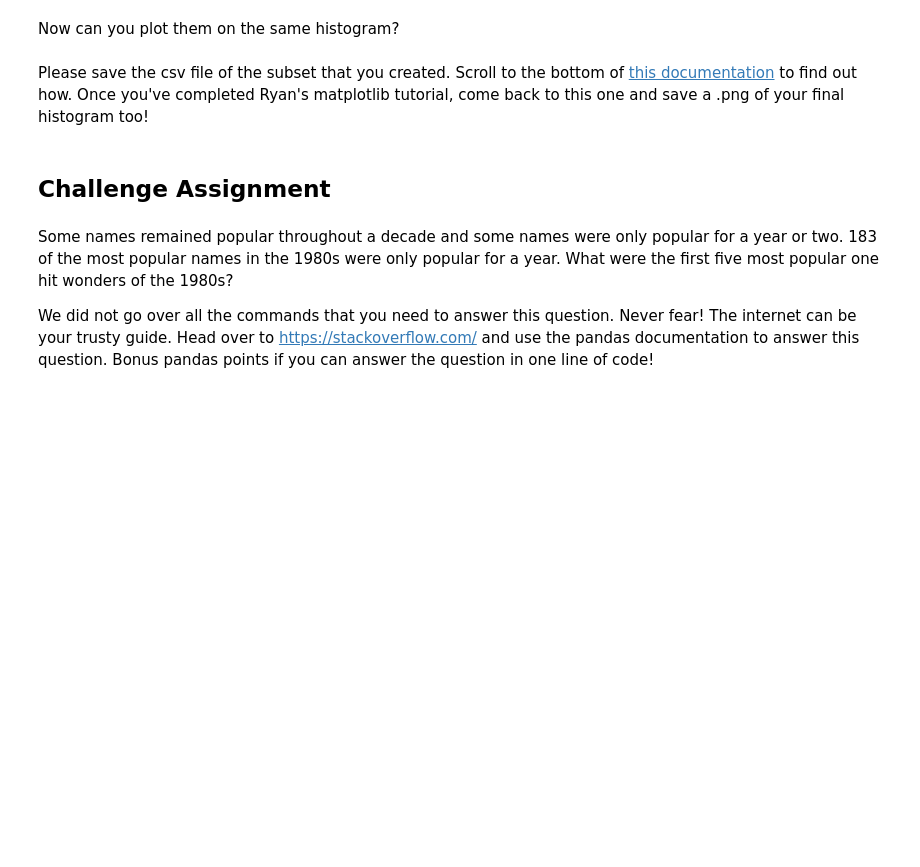
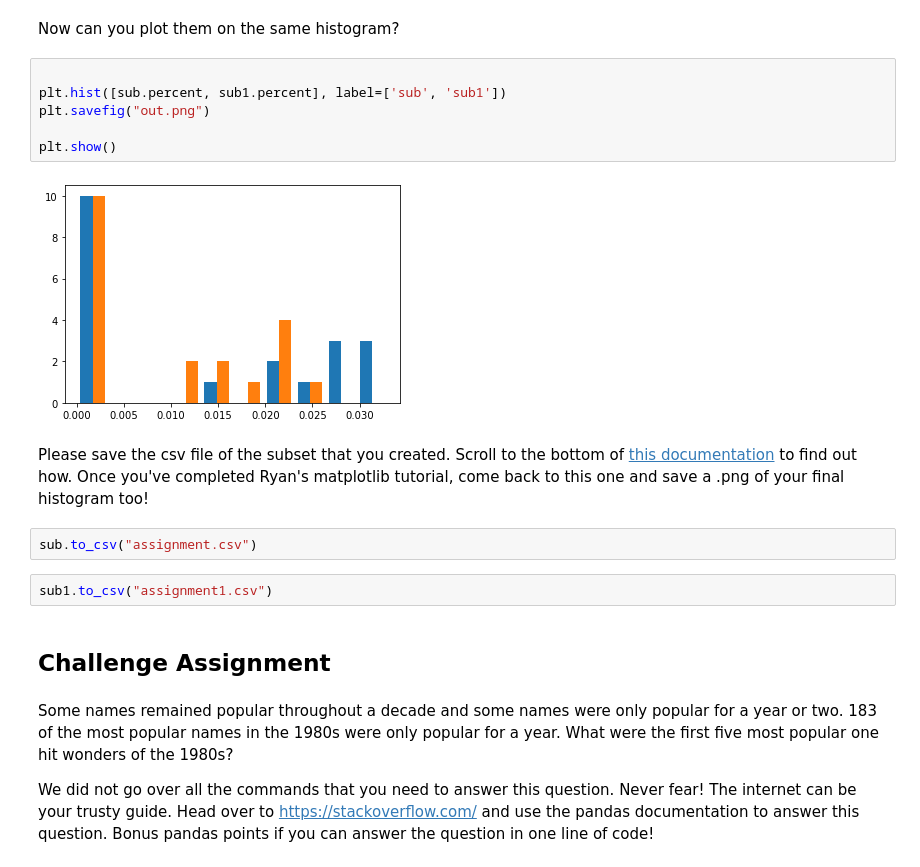
Before and after one commit to mburakerkn/Intro-to-Astro2024, a Jupyter notebook: Week2_Python_Packages/pandas_tutorial.ipynb, the cells around one changed output. Drawn from its saved outputs; the diff is of its cells as text; blank space fills up the shorter version.

Commit message:
assignment

```diff
--- a/Week2_Python_Packages/pandas_tutorial.ipynb
+++ b/Week2_Python_Packages/pandas_tutorial.ipynb
@@ -151,7 +305,19 @@ Can you make a histogram of the percentage popularity of the name Mary during th
 # %% [markdown]
 Now can you plot them on the same histogram?
+# %%
+
+plt.hist([sub.percent, sub1.percent], label=['sub', 'sub1'])
+plt.savefig("out.png")
+
+plt.show()
+# %% [output]
+[figure, added]
 # %% [markdown]
 Please save the csv file of the subset that you created. Scroll to the bottom of [this documentation](https://pandas.pydata.org/pandas-docs/stable/reference/api/pandas.DataFrame.to_csv.html) to find out how. Once you've completed Ryan's matplotlib tutorial, come back to this one and save a .png of your final histogram too!
+# %%
+sub.to_csv("assignment.csv")
+# %%
+sub1.to_csv("assignment1.csv")
 # %% [markdown]
 ## Challenge Assignment
 # %% [markdown]
```
Also changed, not shown: parts of 25 cells of this notebook, 4 other files.
